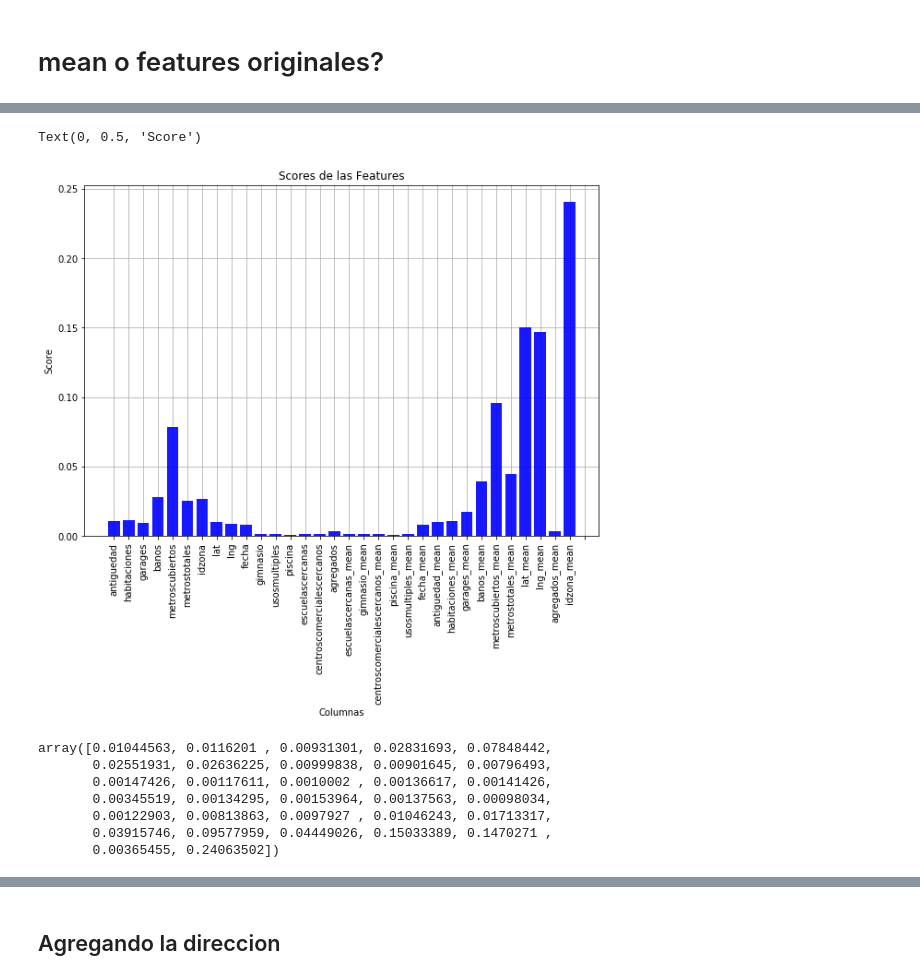
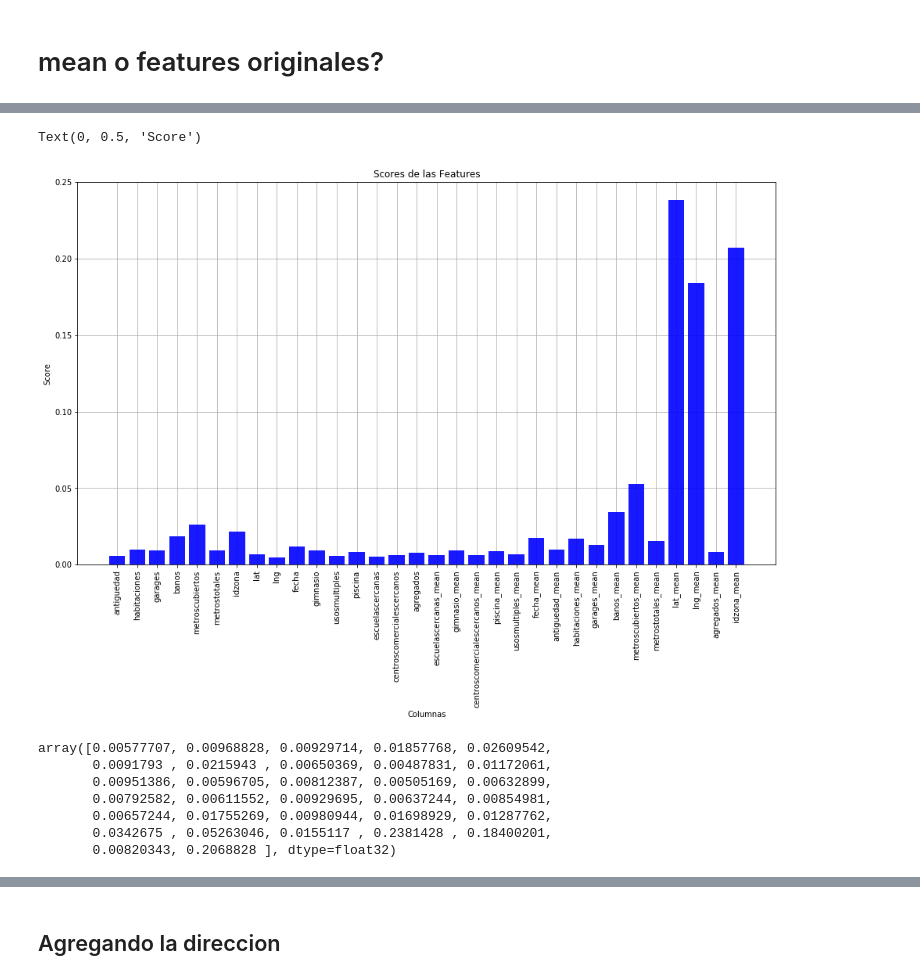
Before and after one commit to lorenzolgz/orgadatostp1, a Jupyter notebook: TP2/Feature engineering/features.ipynb, the cells around one changed output, grey strips where cells are left out. Saved outputs shown, nothing was run; the diff lists cells and outputs as text; code cells hidden in the pictures.

```diff
--- a/TP2/Feature engineering/features.ipynb
+++ b/TP2/Feature engineering/features.ipynb
@@ -11,18 +17,12 @@ df = pd.read_csv("./train.csv")
 # %% [markdown]
 ### Veo el score de todos los features que me permite usar el modelo sin modificar nada
 # %%
-df['agregados']= df['escuelascercanas']+df['gimnasio']+df['centroscomercialescercanos']+df['piscina']+df['usosmultiples']
+#df['agregados']= df['escuelascercanas']+df['gimnasio']+df['centroscomercialescercanos']+df['piscina']+df['usosmultiples']
 train = df.drop(['descripcion','titulo','tipodepropiedad','provincia','ciudad','direccion'],1)
 train['fecha'] = pd.to_datetime(train['fecha']).dt.year
-train.fillna(0, inplace=True)
 X = train.drop(['precio'],1)
 y = train['precio']
 
 from sklearn.model_selection import train_test_split
 #Separo los datos de "train" en entrenamiento y prueba para probar los algoritmos
-X_train, X_test, y_train, y_test = train_test_split(X, y, test_size=0.8, random_state=42)
-
-# Crear el modelo
-forest = RandomForestRegressor(n_estimators= 788, min_samples_split=4,min_samples_leaf=1,max_features= "sqrt",max_depth=38,bootstrap = True, verbose=2)
-#Lo entreno
-forest.fit(X_train, y_train)
+X_train, X_test, y_train, y_test = train_test_split(X, y, test_size=0.3, random_state=42)
@@ -89,7 +75,6 @@ MAE:  744702.1792384882
 df['agregados']= df['escuelascercanas']+df['gimnasio']+df['centroscomercialescercanos']+df['piscina']+df['usosmultiples']
 train = df.drop(['descripcion','titulo','tipodepropiedad','provincia','ciudad','direccion','escuelascercanas','gimnasio','centroscomercialescercanos','piscina','usosmultiples'],1)
 train['fecha'] = pd.to_datetime(train['fecha']).dt.year
-train.fillna(0, inplace=True)
 X = train.drop(['precio'],1)
 y = train['precio']
 
@@ -97,8 +82,18 @@ from sklearn.model_selection import train_test_split
 #Separo los datos de "train" en entrenamiento y prueba para probar los algoritmos
 X_train, X_test, y_train, y_test = train_test_split(X, y, test_size=0.8, random_state=42)
 
-# Crear el modelo
-forest = RandomForestRegressor(n_estimators= 788, min_samples_split=4,min_samples_leaf=1,max_features= "sqrt",max_depth=38,bootstrap = True, verbose=2)
-#Lo entreno
-forest.fit(X_train, y_train)
+#Armo modelo
+
+xgb_model = XGBRegressor(base_score=0.5, booster='gbtree', colsample_bylevel=1,
+             colsample_bynode=1, colsample_bytree=0.6, eval_metric='mae',
+             gamma=0.015, importance_type='gain', learning_rate=0.026,
+             max_delta_step=0, max_depth=11, min_child_weight=1, missing=None,
+             n_estimators=1350, n_jobs=1, nthread=-1, objective='reg:linear',
+             random_state=0, reg_alpha=0, reg_lambda=1, scale_pos_weight=1,
+             seed=None, silent=None, subsample=0.733, verbosity=1)
+
+
+#Fitteo
+xgb_model.fit(X_train, y_train)
+prediccion = xgb_model.predict(X_test)
 # %% [output]
@@ -288,25 +248,26 @@ RandomForestRegressor(bootstrap=True, criterion='mse', max_depth=38,
 # %%
-plt.figure(figsize=(10,7))
 columnas = X_train.columns
-k_utilizado = np.arange(34)
-scores = forest.feature_importances_
+k_utilizado = np.arange(32)
+scores = xgb_model.feature_importances_
+fig = plt.gcf()
+fig.set_size_inches(16, 9)
 plt.grid()
 plt.xticks(k_utilizado, columnas, rotation=90)
 plt.bar(columnas, scores, color = 'blue', align='center', alpha=0.9, zorder =3)
 plt.title("Scores de las Features")
 plt.xlabel("Columnas")
 plt.ylabel("Score")
 # %% [output]
 Text(0, 0.5, 'Score')
-[figure, old version]
+[figure, new version]
 # %%
-forest.feature_importances_
+xgb_model.feature_importances_
 # %% [output]
-array([0.01044563, 0.0116201 , 0.00931301, 0.02831693, 0.07848442,
-       0.02551931, 0.02636225, 0.00999838, 0.00901645, 0.00796493,
-       0.00147426, 0.00117611, 0.0010002 , 0.00136617, 0.00141426,
-       0.00345519, 0.00134295, 0.00153964, 0.00137563, 0.00098034,
-       0.00122903, 0.00813863, 0.0097927 , 0.01046243, 0.01713317,
-       0.03915746, 0.09577959, 0.04449026, 0.15033389, 0.1470271 ,
-       0.00365455, 0.24063502])
+array([0.00577707, 0.00968828, 0.00929714, 0.01857768, 0.02609542,
+       0.0091793 , 0.0215943 , 0.00650369, 0.00487831, 0.01172061,
+       0.00951386, 0.00596705, 0.00812387, 0.00505169, 0.00632899,
+       0.00792582, 0.00611552, 0.00929695, 0.00637244, 0.00854981,
+       0.00657244, 0.01755269, 0.00980944, 0.01698929, 0.01287762,
+       0.0342675 , 0.05263046, 0.0155117 , 0.2381428 , 0.18400201,
+       0.00820343, 0.2068828 ], dtype=float32)
 # %%
```
Also changed, not shown: parts of 28 cells of this notebook.
